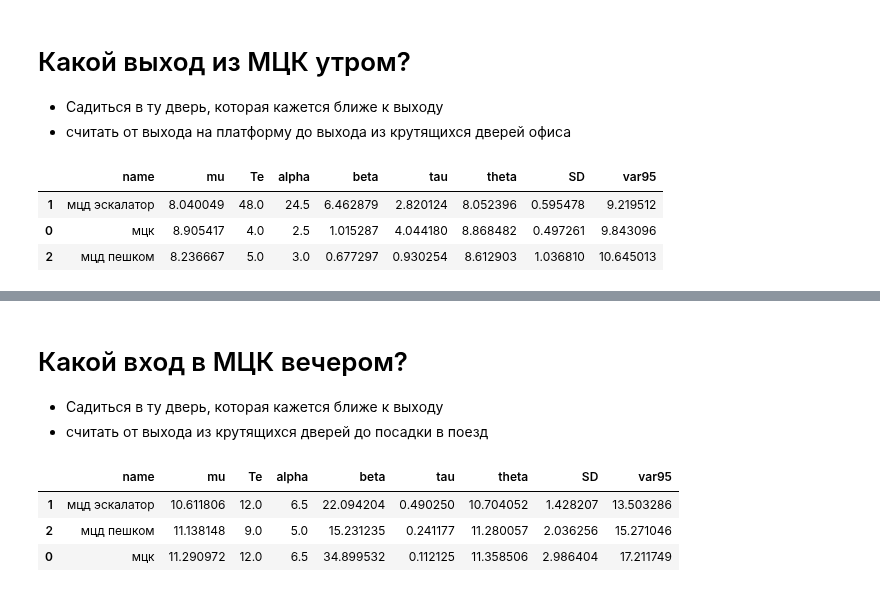
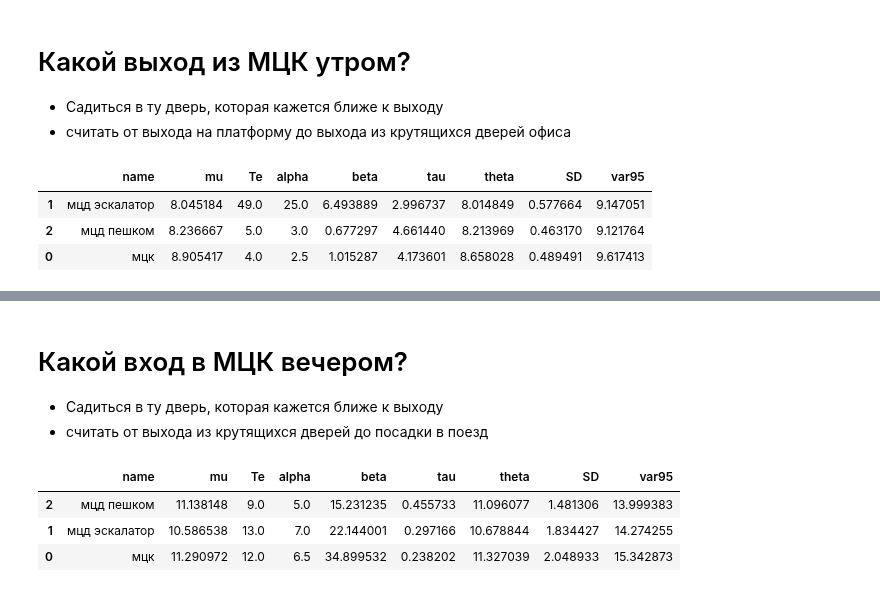
Before and after one commit to ksetdekov/trip_choice_optimizer, a Jupyter notebook: coffee-amount-optimization.ipynb, the cells around one changed output, grey strips where cells are left out. Drawn from its saved outputs; the diff is of its cells as text; code cells hidden in the pictures.

```diff
--- a/coffee-amount-optimization.ipynb
+++ b/coffee-amount-optimization.ipynb
@@ -359,36 +360,37 @@ morning_exit.update_hands("мцд эскалатор", '0:07:52.4') # tue 21 jan
 morning_exit.update_hands("мцд эскалатор", '0:07:40.0') # wed 22 jan 2025
 morning_exit.update_hands("мцд эскалатор", '0:07:21.0') # thr 23 jan 2025
 morning_exit.update_hands("мцд эскалатор", '0:07:50.5') # fr 24 jan 2025
 morning_exit.update_hands("мцд эскалатор", '0:08:11.1') # mon 27 jan 2025
 morning_exit.update_hands("мцд эскалатор", '0:07:21.52') # tue 28 jan 2025
 morning_exit.update_hands("мцд эскалатор", '0:08:26.8') # wed 29 jan 2025
 morning_exit.update_hands("мцд эскалатор", '0:08:01.8') # thr 30 jan 2025
 morning_exit.update_hands("мцд эскалатор", '0:08:14.0') # mon 3 feb 2025
 morning_exit.update_hands("мцд эскалатор", '0:07:51.4') # tue 4 feb 2025
 morning_exit.update_hands("мцд эскалатор", '0:07:53') # wed 5 feb 2025
 morning_exit.update_hands("мцд эскалатор", '0:08:05') # thr 6 feb 2025
 morning_exit.update_hands("мцд пешком", '0:08:26.8') # fr 7 feb 2025
 morning_exit.update_hands("мцд пешком", '0:08:27.8') # monday 10 feb 2025
 morning_exit.update_hands("мцд эскалатор", '0:07:58.9') # tue 11 feb 2025
 morning_exit.update_hands("мцд пешком", '0:08:24.6') # wed 12 feb 2025
 morning_exit.update_hands("мцд пешком", '0:07:47.1') # thr 13 feb 2025
 morning_exit.update_hands("мцд эскалатор", '0:07:54.1') # fr 14 feb 2025
 morning_exit.update_hands("мцд эскалатор", '0:08:59.6') # mon 17 feb 2025
 morning_exit.update_hands("мцд эскалатор", '0:08:53.3') # tue 18 feb 2025
 morning_exit.update_hands("мцд пешком", '0:08:04.7') # wed 19 feb 2025
 morning_exit.update_hands("мцд эскалатор", '0:07:15.3') # thr 20 feb 2025
 morning_exit.update_hands("мцд эскалатор", '0:08:37.7') # fr 21 feb 2025
 morning_exit.update_hands("мцд эскалатор", '0:08:18.5') # tue 25 feb 2025
 morning_exit.update_hands("мцд эскалатор", '0:08:12.0') # fr 28 feb 2025
 morning_exit.update_hands("мцд эскалатор", '0:08:39.4') # mon 10 march 2025
+morning_exit.update_hands("мцд эскалатор", '0:08:17.5') # wed 12 march 2025
 
 
 morning_exit.grade()
 # %% [output]
 |  | name | mu | Te | alpha | beta | tau | theta | SD | var95 |
-| 1 | мцд эскалатор | 8.040049 | 48.0 | 24.5 | 6.462879 | 2.820124 | 8.052396 | 0.595478 | 9.219512 |
-| 0 | мцк | 8.905417 | 4.0 | 2.5 | 1.015287 | 4.044180 | 8.868482 | 0.497261 | 9.843096 |
-| 2 | мцд пешком | 8.236667 | 5.0 | 3.0 | 0.677297 | 0.930254 | 8.612903 | 1.036810 | 10.645013 |
+| 1 | мцд эскалатор | 8.045184 | 49.0 | 25.0 | 6.493889 | 2.996737 | 8.014849 | 0.577664 | 9.147051 |
+| 2 | мцд пешком | 8.236667 | 5.0 | 3.0 | 0.677297 | 4.661440 | 8.213969 | 0.463170 | 9.121764 |
+| 0 | мцк | 8.905417 | 4.0 | 2.5 | 1.015287 | 4.173601 | 8.658028 | 0.489491 | 9.617413 |
 # %%
 fig = px.violin(morning_exit.history, y="value", x="option", box=True, points="all",
           hover_data=cups.history.columns)
@@ -436,13 +438,14 @@ evening_entrance.update_hands("мцд пешком", '0:15:38') # wed 19 feb
 evening_entrance.update_hands("мцд пешком", '0:11:49') # thr 20 feb
 evening_entrance.update_hands("мцд пешком", '0:10:35') # thr 27 feb
 evening_entrance.update_hands("мцд эскалатор", '0:11:57.0') # mon 10 march
+evening_entrance.update_hands("мцд эскалатор", '0:10:17.0') # tue 11 march
 
 evening_entrance.grade()
 # %% [output]
 |  | name | mu | Te | alpha | beta | tau | theta | SD | var95 |
-| 1 | мцд эскалатор | 10.611806 | 12.0 | 6.5 | 22.094204 | 0.490250 | 10.704052 | 1.428207 | 13.503286 |
-| 2 | мцд пешком | 11.138148 | 9.0 | 5.0 | 15.231235 | 0.241177 | 11.280057 | 2.036256 | 15.271046 |
-| 0 | мцк | 11.290972 | 12.0 | 6.5 | 34.899532 | 0.112125 | 11.358506 | 2.986404 | 17.211749 |
+| 2 | мцд пешком | 11.138148 | 9.0 | 5.0 | 15.231235 | 0.455733 | 11.096077 | 1.481306 | 13.999383 |
+| 1 | мцд эскалатор | 10.586538 | 13.0 | 7.0 | 22.144001 | 0.297166 | 10.678844 | 1.834427 | 14.274255 |
+| 0 | мцк | 11.290972 | 12.0 | 6.5 | 34.899532 | 0.238202 | 11.327039 | 2.048933 | 15.342873 |
 # %%
 fig = px.violin(evening_entrance.history, y="value", x="option", box=True, points="all",
           hover_data=cups.history.columns)
```
Also changed, not shown: parts of 3 cells of this notebook.
